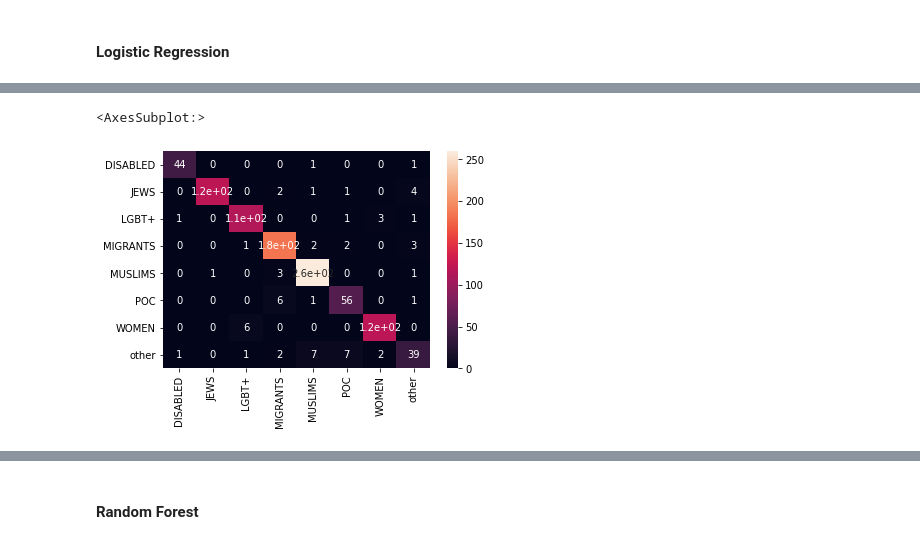
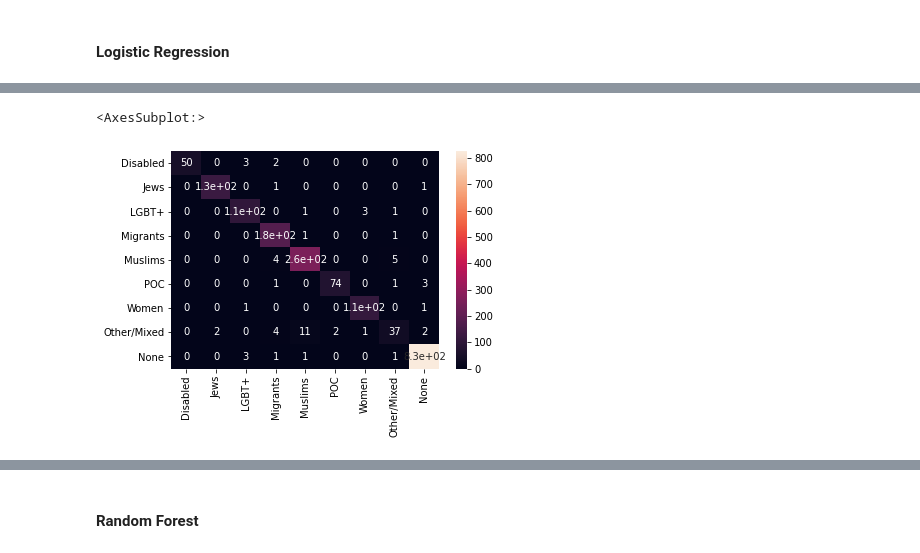
Before and after one commit to MarisaJH/CounterSpeechGenerator, a Jupyter notebook: HateSpeechClassifier/Hate_Classification.ipynb, the cells around one changed output, grey strips where cells are left out. Saved outputs shown, nothing was run; the diff lists cells and outputs as text; code cells hidden in the pictures.

```diff
--- a/HateSpeechClassifier/Hate_Classification.ipynb
+++ b/HateSpeechClassifier/Hate_Classification.ipynb
@@ -313,13 +281,40 @@ docs = embeddings
+# %%
+remove_stopwords = False
+
+# simple average of each word embedding
+def get_sent_embedding(sent: str):
+    #sent = sent.lower()
+    #sent = word_tokenize(sent)
+    #print(sent)
+    # convert each word to index into glove embeddings list and
+    # remove stopwords if needed
+    sent_tokens = [word_to_index[word] for word in sent if (remove_stopwords and not word in stop_words) or not remove_stopwords]
+    #print(sent_tokens)
+    #sent_tokens = [i for i in sent_tokens if i != -1] # remove any words not in vocab
+
+
+    sent_embedding = sum(glove_embeddings[i] for i in sent_tokens)/len(sent_tokens)
+    return sent_embedding
+
+#sent = multi_target['10']['HATE_SPEECH']
+sent = tweets[6908]
+print(sent)
+print(get_sent_embedding(sent))
+# %%
+#for i, tweet in enumerate(tweets):
+#    print(i)
+#    get_sent_embedding(tweet)
+docs = [get_sent_embedding(tweet) for tweet in tweets]
 # %% [markdown]
 ### Training
 # %%
 X = docs
-y = min_tar
+y = labels
 X_train, X_test, y_train, y_test = train_test_split(X, y, random_state=42, test_size=0.2)
 # %% [markdown]
 #### Logistic Regression
 # %%
-model = LogisticRegression(max_iter=500).fit(X_train, y_train)
+model = LogisticRegression(max_iter=1000).fit(X_train, y_train)
 y_preds = model.predict(X_test)
 report = classification_report(y_test, y_preds)
 print(report)
@@ -365,8 +343,8 @@ for i, label in enumerate(labels):
 # %%
-sns.heatmap(confusion, annot=True, xticklabels=labels, yticklabels=labels)
+sns.heatmap(confusion, annot=True, xticklabels=target_types, yticklabels=target_types)
 # %% [output]
 <AxesSubplot:>
-[figure, old version]
+[figure, new version]
 # %%
 with open(f'Models/MultiClassifier/LR_model_{embedding}_report.txt', 'a') as f:
     f.write(report)
```
Also changed, not shown: parts of 40 cells of this notebook.
